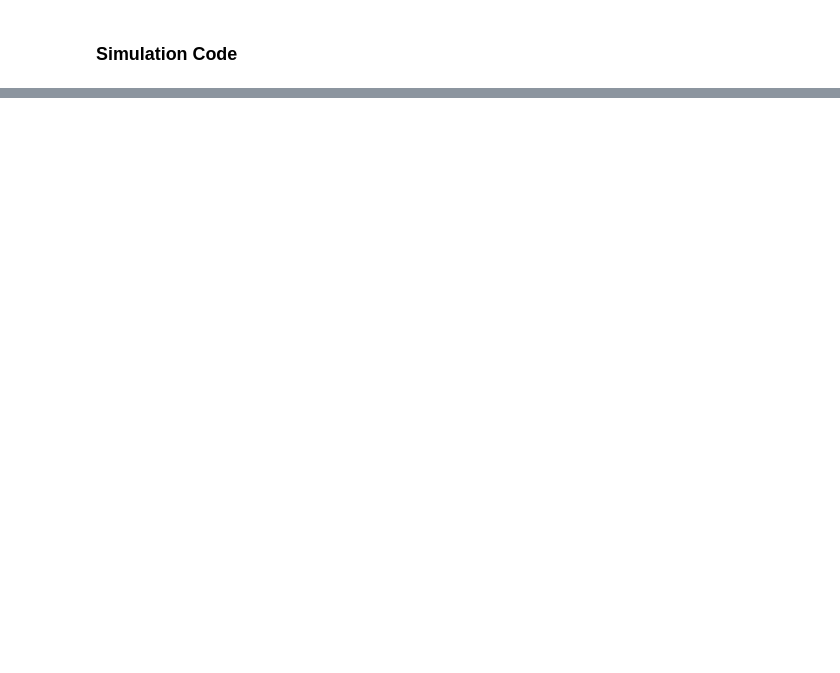
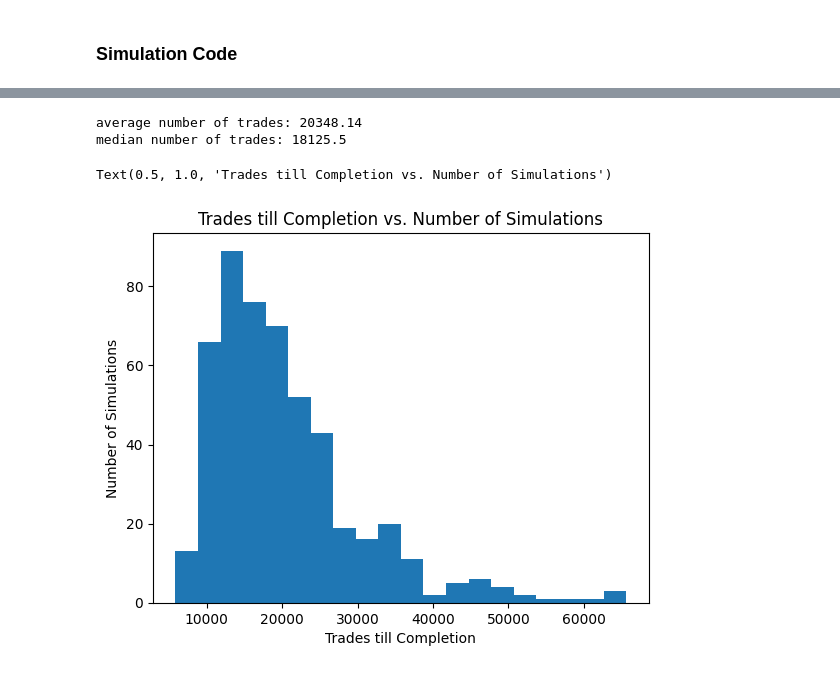
Before and after one commit to Warren-Wang-OG/ParetoSimulation, a Jupyter notebook: ParetoDistribution-Lists.ipynb, the cells around one changed output, grey strips where cells are left out. Drawn from its saved outputs; the diff is of its cells as text; code cells hidden in the pictures; blank space fills up the shorter version.

```diff
--- a/ParetoDistribution-Lists.ipynb
+++ b/ParetoDistribution-Lists.ipynb
@@ -197,0 +173,16 @@ Simulation successfully completed.
+# %%
+results = pd.read_csv("results.csv")
+num_trades = results.loc[:,"num_trades"]
+print("average number of trades:", np.average(num_trades))
+print("median number of trades:",np.median(num_trades))
+# %% [output]
+average number of trades: 20348.14
+median number of trades: 18125.5
+# %%
+plt.hist(num_trades, bins=20)
+plt.xlabel("Trades till Completion")
+plt.ylabel("Number of Simulations")
+plt.title("Trades till Completion vs. Number of Simulations")
+# %% [output]
+Text(0.5, 1.0, 'Trades till Completion vs. Number of Simulations')
+[figure, added]
```
Also changed, not shown: parts of 21 cells of this notebook, 6 other files.
